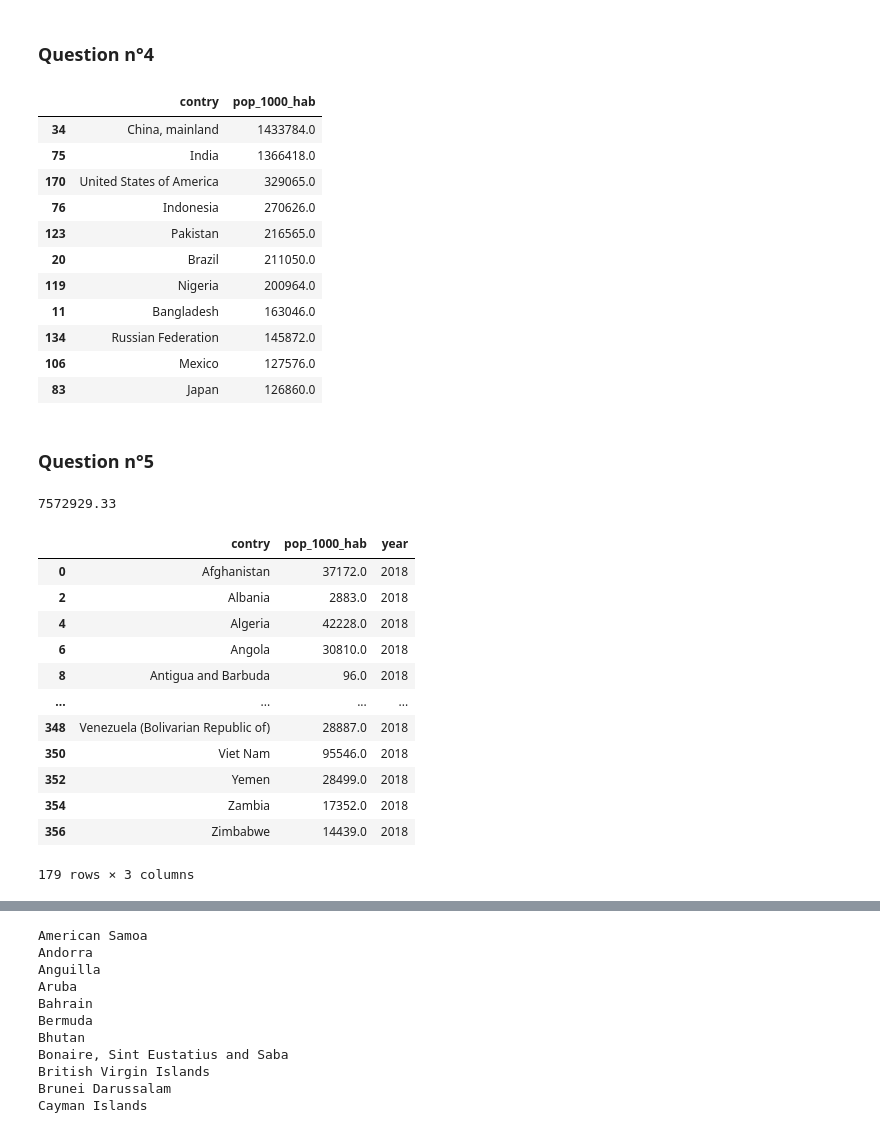
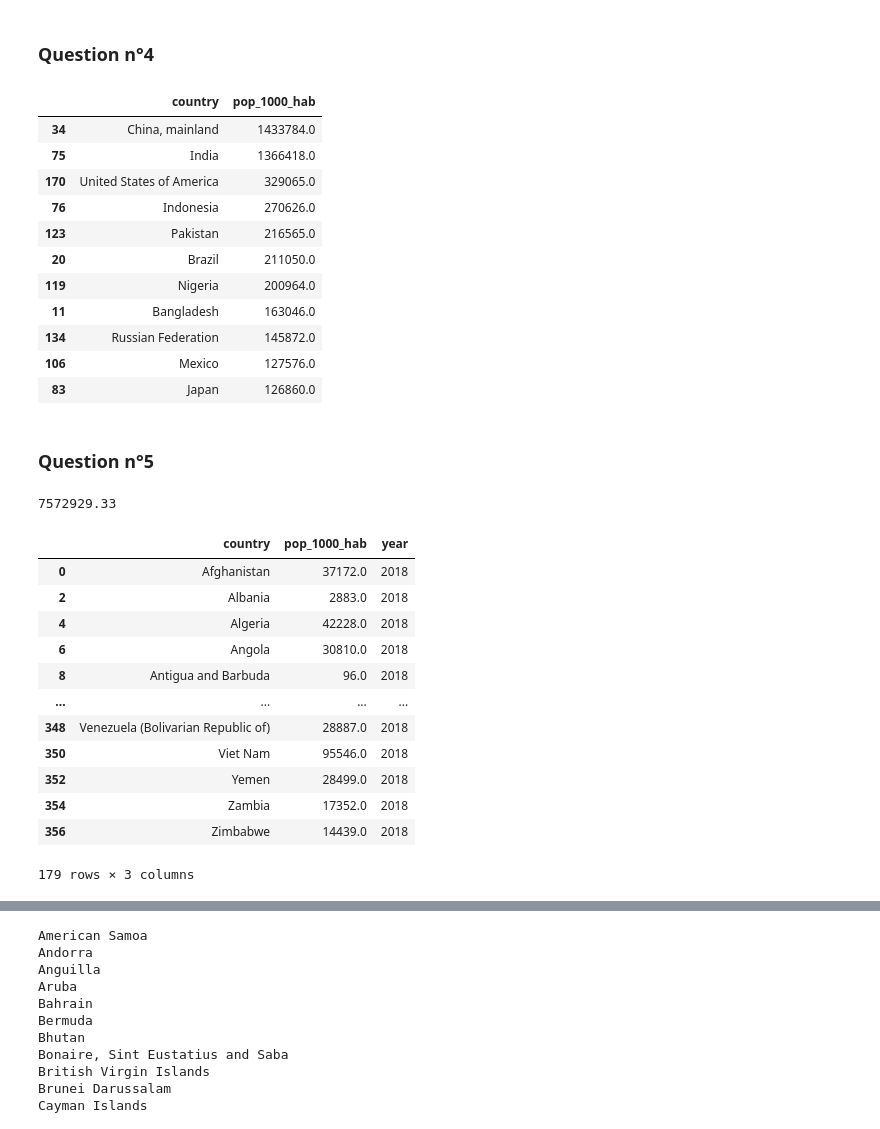
Before and after one commit to StevenDelval/PremierPasPandas, a Jupyter notebook: PremierPasPandas.ipynb, the cells around one changed output, grey strips where cells are left out. Cells and saved outputs as stored; diff of their text form; code cells hidden in the pictures.

```diff
--- a/PremierPasPandas.ipynb
+++ b/PremierPasPandas.ipynb
@@ -268,7 +268,7 @@ df = df.reset_index()
 ### Question n°14
 # %%
 df.rename(columns={"area_code_(fao)":"code_country"},inplace=True)
-df.rename(columns={"area":"contry"},inplace=True)
+df.rename(columns={"area":"country"},inplace=True)
 # %% [markdown]
 ### Question n°15
 # %%
@@ -364,11 +364,11 @@ print(df_uk_2018["pop_1000_hab"].iloc[-1].astype(int).item())
 ### Question n°4
 # %%
 df_2019 = df_merge[mask_2019]
-df_pop_2019= df_2019[["contry","pop_1000_hab"]].groupby(["contry","pop_1000_hab"]).count().reset_index()
+df_pop_2019= df_2019[["country","pop_1000_hab"]].groupby(["country","pop_1000_hab"]).count().reset_index()
 df_test = df_pop_2019.sort_values(by="pop_1000_hab",ascending=False).head(11)
 df_test
 # %% [output]
-|  | contry | pop_1000_hab |
+|  | country | pop_1000_hab |
 | 34 | China, mainland | 1433784.0 |
 | 75 | India | 1366418.0 |
 | 170 | United States of America | 329065.0 |
@@ -386,17 +386,17 @@ df_test
 # df_2018 = df_merge[mask_2018]
 # # df_pop_2018= df_2018[["pop_1000_hab"]].groupby("pop_1000_hab").sum().reset_index()
 # #
-# df_2018[["contry","pop_1000_hab"]].groupby("contry").count().reset_index()
+# df_2018[["country","pop_1000_hab"]].groupby("country").count().reset_index()
 # print(df_pop_2018["pop_1000_hab"].sum()*1000)
 df_2018 =df_pop[df_pop["year"]== 2018]
 
-df_2018 = df_2018.rename(columns ={"area":"contry"})
-df_2018 =df_2018[["contry","pop_1000_hab","year"]]
+df_2018 = df_2018.rename(columns ={"area":"country"})
+df_2018 =df_2018[["country","pop_1000_hab","year"]]
 print(df_2018["pop_1000_hab"].sum())
 df_2018
 # %% [output]
 7572929.33
-|  | contry | pop_1000_hab | year |
+|  | country | pop_1000_hab | year |
 | 0 | Afghanistan | 37172.0 | 2018 |
 | 2 | Albania | 2883.0 | 2018 |
 | 4 | Algeria | 42228.0 | 2018 |
```
Also changed, not shown: parts of 18 cells of this notebook.
